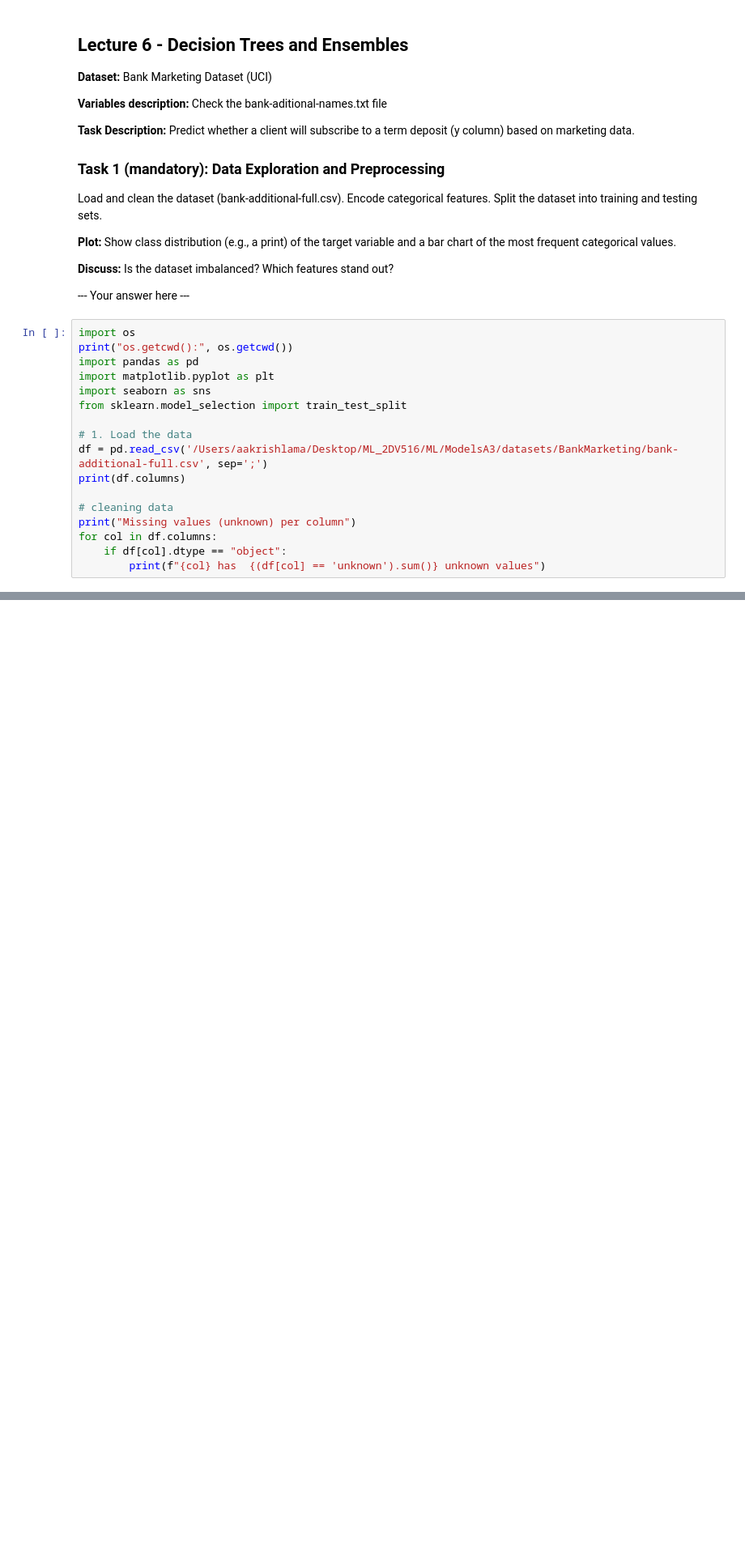
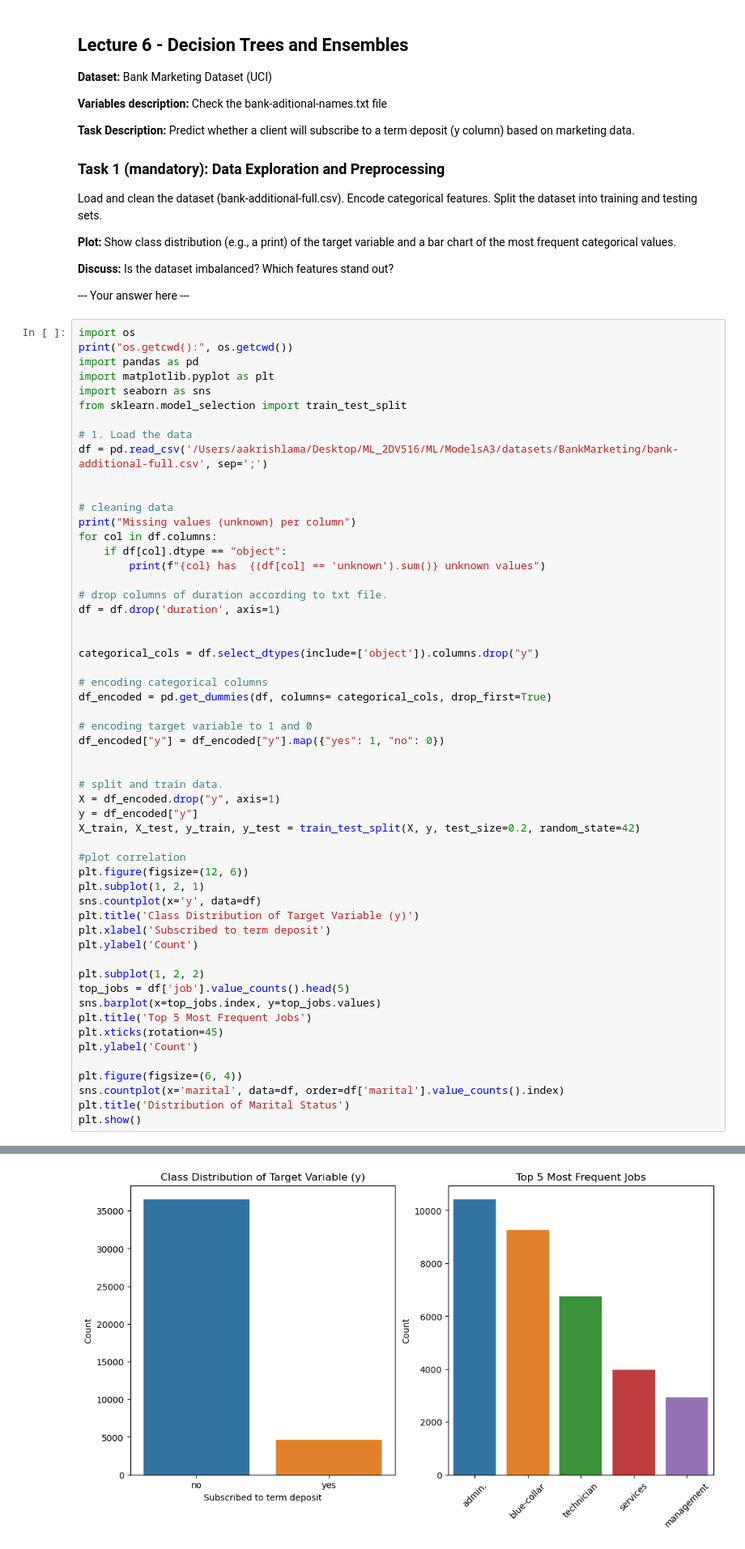
Before and after one commit to AakrishLama/MachineLearningModels, a Jupyter notebook: ModelsA3/username_A3.ipynb, the cells around one changed output, grey strips where cells are left out. Shown: that part at 81% size. Saved outputs shown, nothing was run; the diff lists cells and outputs as text; blank space fills up the shorter version.

Commit message:
class distribution

```diff
--- a/ModelsA3/username_A3.ipynb
+++ b/ModelsA3/username_A3.ipynb
@@ -39,12 +39,50 @@ from sklearn.model_selection import train_test_split
 
 # 1. Load the data
 df = pd.read_csv('/Users/aakrishlama/Desktop/ML_2DV516/ML/ModelsA3/datasets/BankMarketing/bank-additional-full.csv', sep=';')
-print(df.columns)
+
 
 # cleaning data
 print("Missing values (unknown) per column")
 for col in df.columns:
     if df[col].dtype == "object":
         print(f"{col} has  {(df[col] == 'unknown').sum()} unknown values")
+
+# drop columns of duration according to txt file.
+df = df.drop('duration', axis=1)
+
+
+categorical_cols = df.select_dtypes(include=['object']).columns.drop("y")
+
+# encoding categorical columns
+df_encoded = pd.get_dummies(df, columns= categorical_cols, drop_first=True)
+
+# encoding target variable to 1 and 0
+df_encoded["y"] = df_encoded["y"].map({"yes": 1, "no": 0})
+
+
+# split and train data.
+X = df_encoded.drop("y", axis=1)
+y = df_encoded["y"]
+X_train, X_test, y_train, y_test = train_test_split(X, y, test_size=0.2, random_state=42)
+
+#plot correlation
+plt.figure(figsize=(12, 6))
+plt.subplot(1, 2, 1)
+sns.countplot(x='y', data=df)
+plt.title('Class Distribution of Target Variable (y)')
+plt.xlabel('Subscribed to term deposit')
+plt.ylabel('Count')
+
+plt.subplot(1, 2, 2)
+top_jobs = df['job'].value_counts().head(5)
+sns.barplot(x=top_jobs.index, y=top_jobs.values)
+plt.title('Top 5 Most Frequent Jobs')
+plt.xticks(rotation=45)
+plt.ylabel('Count')
+
+plt.figure(figsize=(6, 4))
+sns.countplot(x='marital', data=df, order=df['marital'].value_counts().index)
+plt.title('Distribution of Marital Status')
+plt.show()
 # %% [output]
 os.getcwd(): /Users/aakrishlama/Desktop/ML_2DV516/ML/ModelsA3
@@ -56,12 +89,13 @@ Index(['age', 'job', 'marital', 'education', 'default', 'housing', 'loan',
 Missing values (unknown) per column
 job has  330 unknown values
 marital has  80 unknown values
 education has  1731 unknown values
 default has  8597 unknown values
 housing has  990 unknown values
 loan has  990 unknown values
 contact has  0 unknown values
 month has  0 unknown values
 day_of_week has  0 unknown values
 poutcome has  0 unknown values
 y has  0 unknown values
+[figure, added]
```
Also changed, not shown: parts of 1 cell of this notebook.
